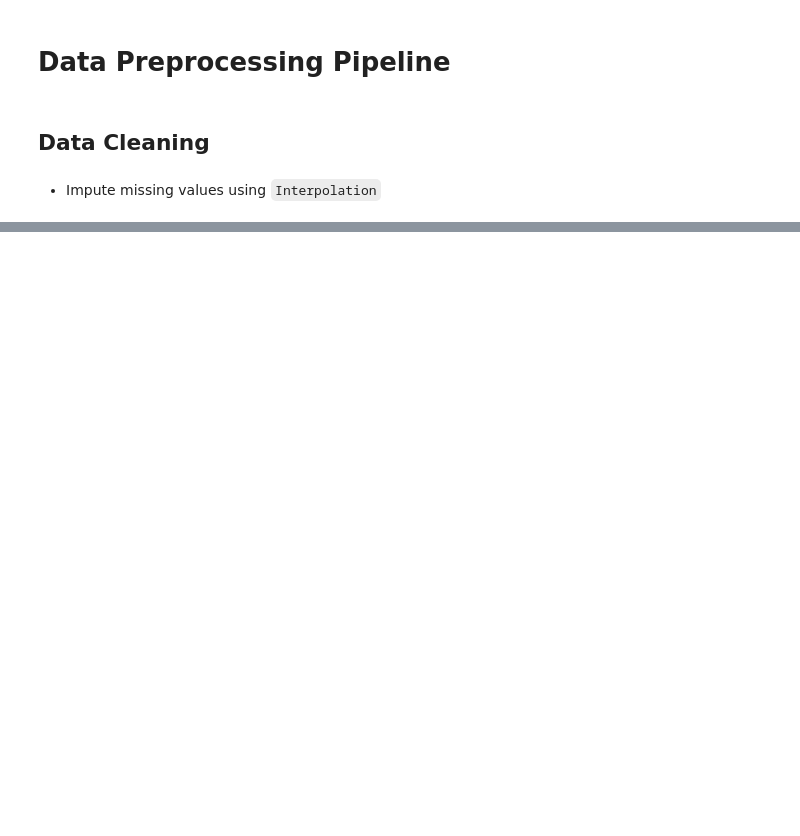
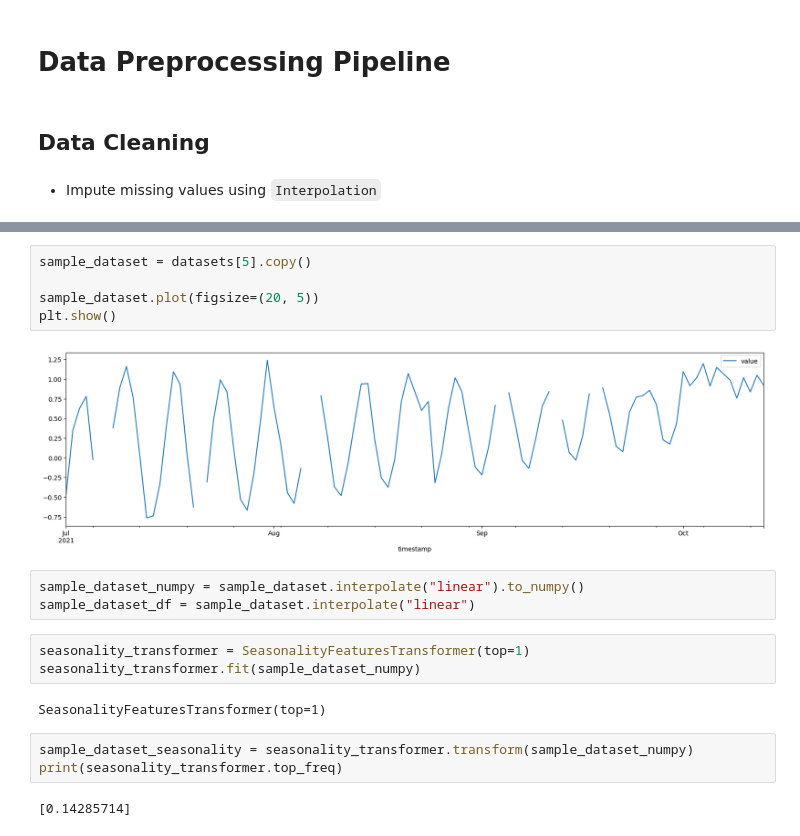
Before and after one commit to MMostafa-Hub/time-series-forecaster, a Jupyter notebook: notebooks/preprocessing.ipynb, the cells around one changed output, grey strips where cells are left out. Cells and saved outputs as stored; diff of their text form; blank space fills up the shorter version.

```diff
--- a/notebooks/preprocessing.ipynb
+++ b/notebooks/preprocessing.ipynb
@@ -131,0 +191,20 @@ plt.show()
+# %%
+sample_dataset = datasets[5].copy()
+
+sample_dataset.plot(figsize=(20, 5))
+plt.show()
+# %% [output]
+[figure, added]
+# %%
+sample_dataset_numpy = sample_dataset.interpolate("linear").to_numpy()
+sample_dataset_df = sample_dataset.interpolate("linear")
+# %%
+seasonality_transformer = SeasonalityFeaturesTransformer(top=1)
+seasonality_transformer.fit(sample_dataset_numpy)
+# %% [output]
+SeasonalityFeaturesTransformer(top=1)
+# %%
+sample_dataset_seasonality = seasonality_transformer.transform(sample_dataset_numpy)
+print(seasonality_transformer.top_freq)
+# %% [output]
+[0.14285714]
```
Also changed, not shown: parts of 14 cells of this notebook.
